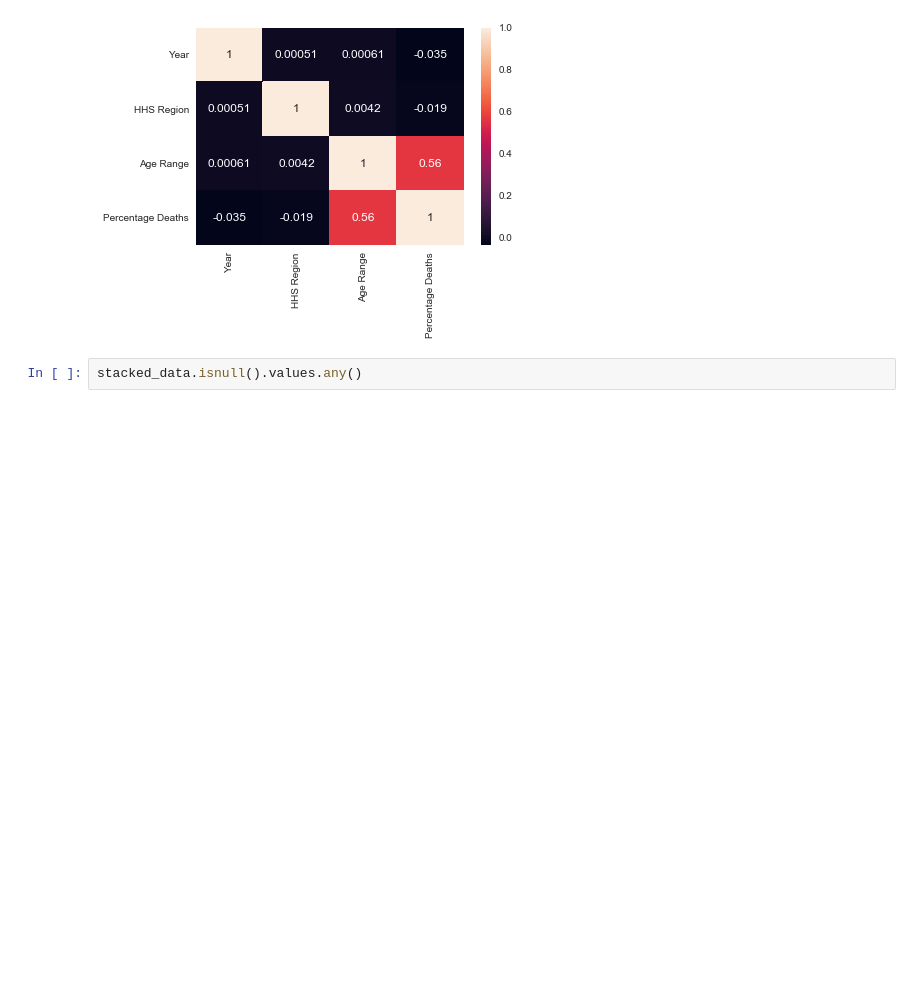
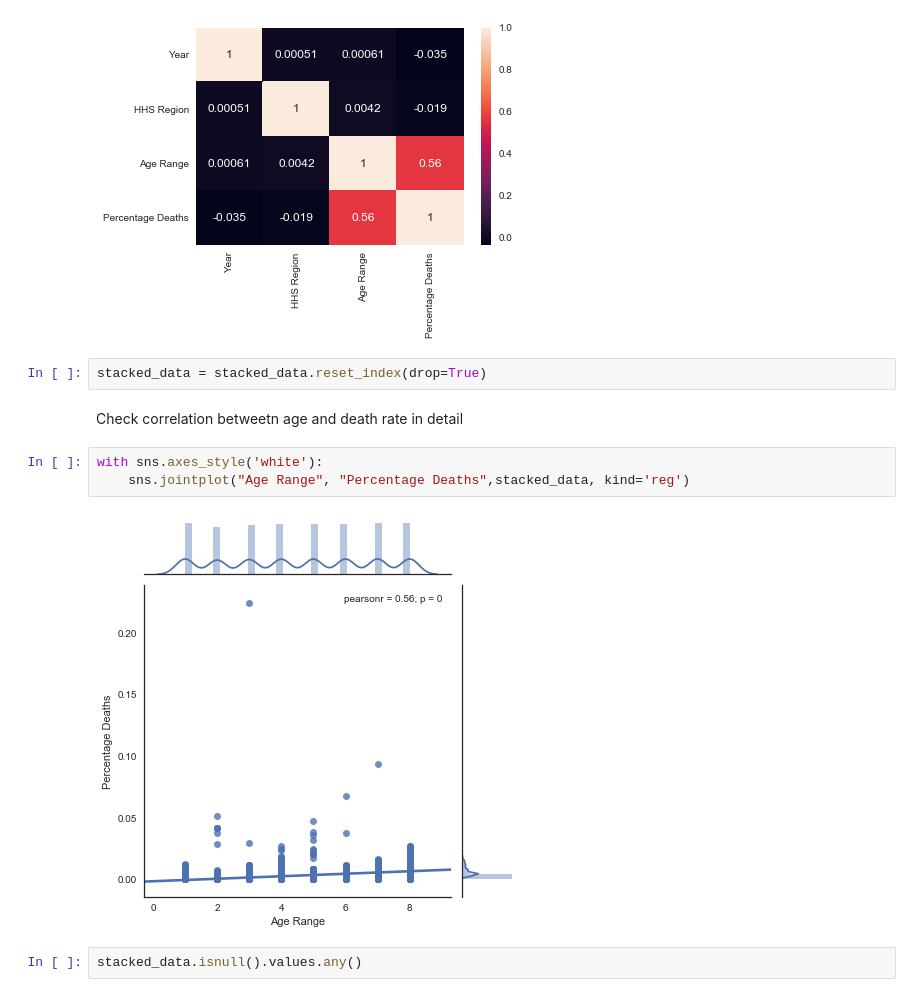
Before and after one commit to Juice178/Cause-of-death-analysis, a Jupyter notebook: cause of death-analysis.ipynb, the cells around one changed output. Saved outputs shown, nothing was run; the diff lists cells and outputs as text; blank space fills up the shorter version.

```diff
--- a/cause of death-analysis.ipynb
+++ b/cause of death-analysis.ipynb
@@ -687,6 +686,15 @@ sns.heatmap(stacked_data.corr(), annot=True)
 # %% [output]
 <matplotlib.axes._subplots.AxesSubplot at 0x...>
 [figure]
+# %%
+stacked_data = stacked_data.reset_index(drop=True)
+# %% [markdown]
+<p>Check correlation betweetn age and death rate in detail</p>
+# %%
+with sns.axes_style('white'):
+    sns.jointplot("Age Range", "Percentage Deaths",stacked_data, kind='reg')
+# %% [output]
+[figure, added]
 # %%
 stacked_data.isnull().values.any()
 # %% [output]
```
Also changed, not shown: parts of 62 cells of this notebook.
